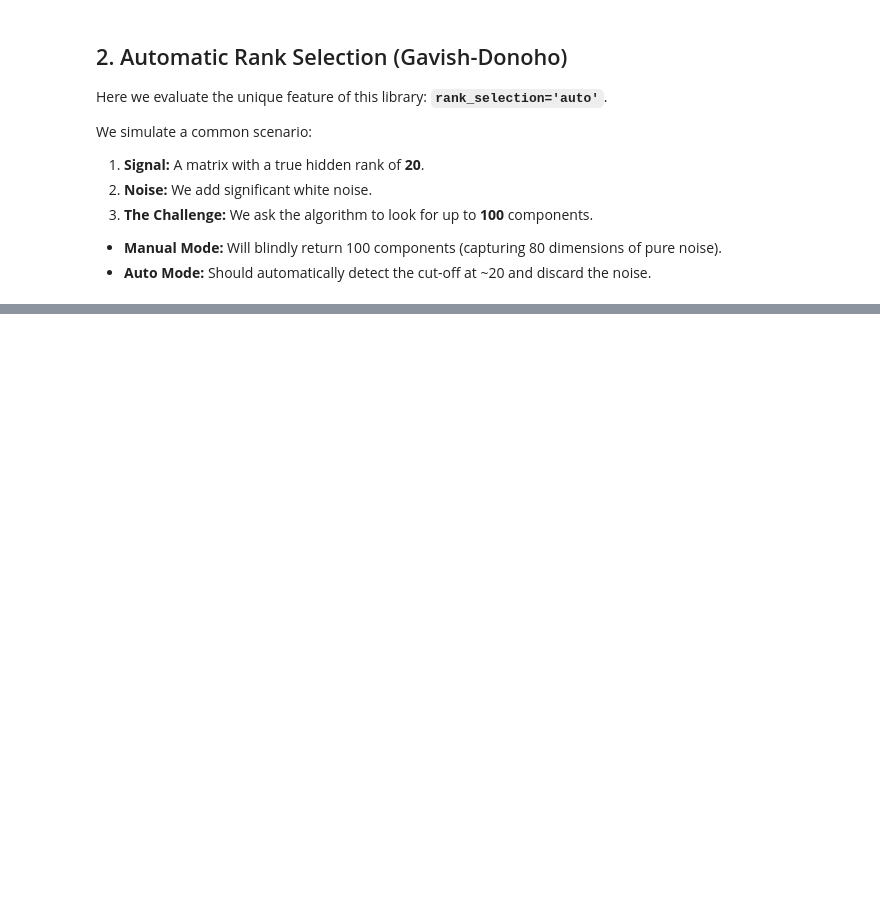
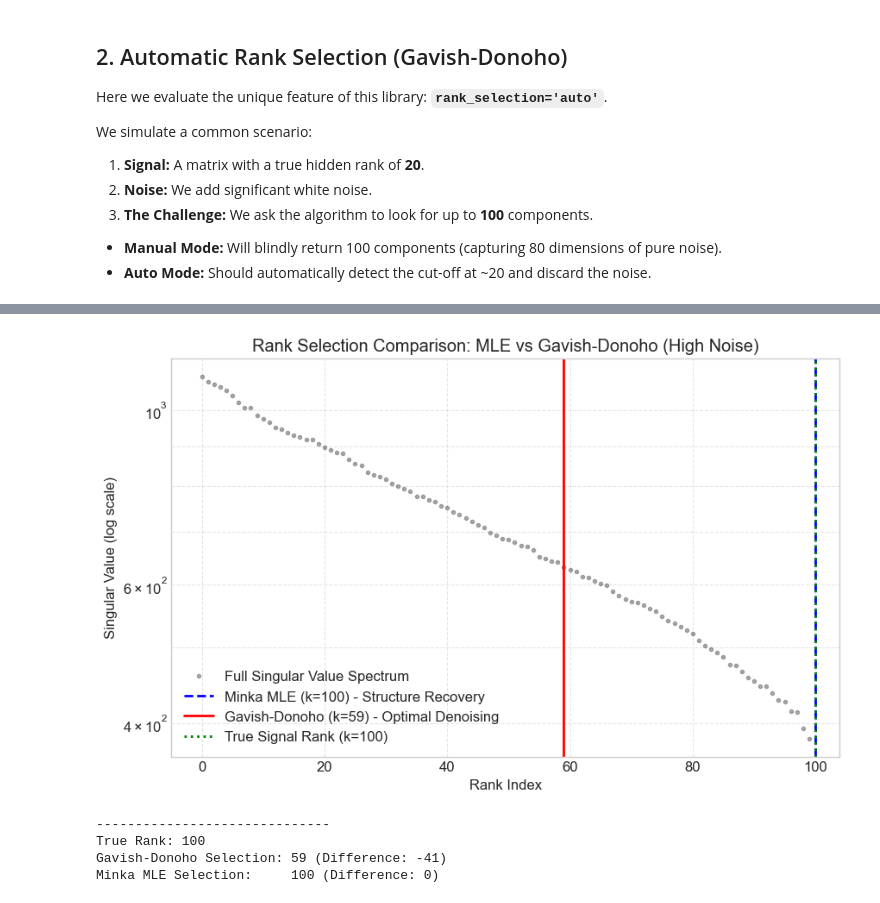
Before and after one commit to massimofedrigo/randomized-svd, a Jupyter notebook: examples/2_benchmark_performance.ipynb, the cells around one changed output, grey strips where cells are left out. Cells and saved outputs as stored; diff of their text form; code cells hidden in the pictures; blank space fills up the shorter version.

Commit message:
docs: Minka's MLE vs Gavish-Donoho comparison added to examples (#8)

```diff
--- a/examples/2_benchmark_performance.ipynb
+++ b/examples/2_benchmark_performance.ipynb
@@ -176,0 +187,75 @@ Computational Overhead of 'Auto' logic: -3.16 milliseconds
+# %%
+import numpy as np
+import matplotlib.pyplot as plt
+from sklearn.decomposition import PCA
+from randomized_svd import RandomizedSVD
+
+# 1. Create a synthetic dataset: Low-Rank Signal + Noise
+np.random.seed(42)
+N, M = 1000, 500
+true_rank = 100
+sigma_noise = 5.0
+
+# Generate Signal Matrix (Rank = 100)
+U_true = np.random.randn(N, true_rank)
+V_true = np.random.randn(M, true_rank)
+X_signal = U_true @ V_true.T
+
+# Add Gaussian Noise
+X_noise = np.random.randn(N, M) * sigma_noise  # (Rank = 500)
+X_full = X_signal + X_noise  # (Rank = max(500,100) = 500)
+
+print(f"Dataset shape: {X_full.shape}, True Rank: {true_rank}")
+
+# 2. Run Sklearn PCA with Minka's MLE
+# Note: This only works because X_full is DENSE. It would crash on sparse data.
+print("Running Sklearn PCA (MLE)...")
+pca_mle = PCA(n_components='mle', svd_solver='full')
+pca_mle.fit(X_full)
+k_mle = pca_mle.n_components_
+print(f"-> Minka's MLE selected rank: {k_mle}")
+
+# 3. Run RandomizedSVD with Gavish-Donoho
+print("Running RandomizedSVD (Auto)...")
+# We set n_components=200 as a computational buffer/ceiling
+rsvd_gd = RandomizedSVD(n_components=200, rank_selection='auto', random_state=42)
+rsvd_gd.fit(X_full)
+k_gd = rsvd_gd.n_components_
+print(f"-> Gavish-Donoho selected rank: {k_gd}")
+
+# 4. Plot Results
+plt.figure(figsize=(10, 6))
+
+# Use the full spectrum from standard PCA to visualize the entire curve
+# (rsvd_gd only stores the truncated values)
+all_singular_values = pca_mle.singular_values_
+
+plt.plot(np.arange(len(all_singular_values)), all_singular_values,
+         'k.', alpha=0.3, label='Full Singular Value Spectrum')
+
+# Minka MLE Cutoff
+plt.axvline(x=k_mle, color='blue', linestyle='--', linewidth=2,
+            label=f"Minka MLE (k={k_mle}) - Structure Recovery")
+
+# Gavish-Donoho Cutoff
+plt.axvline(x=k_gd, color='red', linestyle='-', linewidth=2,
+            label=f"Gavish-Donoho (k={k_gd}) - Optimal Denoising")
+
+# True Rank
+plt.axvline(x=true_rank, color='green', linestyle=':', linewidth=2,
+            label=f"True Signal Rank (k={true_rank})")
+
+plt.title("Rank Selection Comparison: MLE vs Gavish-Donoho (High Noise)")
+plt.xlabel("Rank Index")
+plt.ylabel("Singular Value (log scale)")
+plt.yscale('log')
+plt.legend()
+plt.grid(True, which='both', linestyle='--', alpha=0.5)
+plt.show()
+
+# Text Analysis
+print("-" * 30)
+print(f"True Rank: {true_rank}")
+print(f"Gavish-Donoho Selection: {k_gd} (Difference: {k_gd - true_rank})")
+print(f"Minka MLE Selection:     {k_mle} (Difference: {k_mle - true_rank})")
+# %% [output]
@@ -176,0 +267,5 @@ Computational Overhead of 'Auto' logic: -3.16 milliseconds
+[figure, added]
+------------------------------
+True Rank: 100
+Gavish-Donoho Selection: 59 (Difference: -41)
+Minka MLE Selection:     100 (Difference: 0)
```
Also changed, not shown: parts of 5 cells of this notebook.
